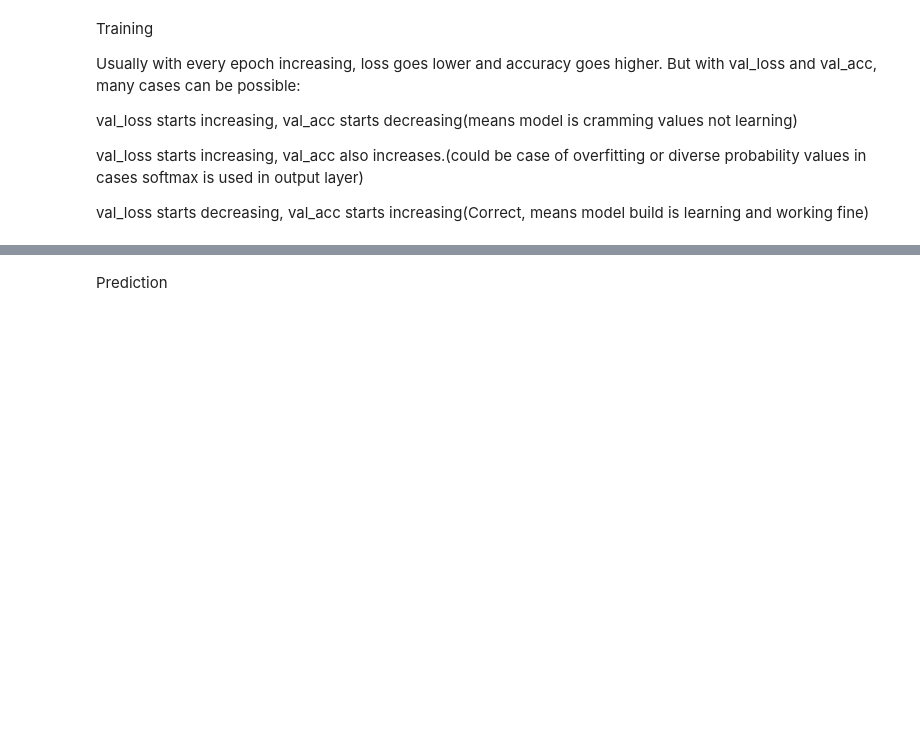
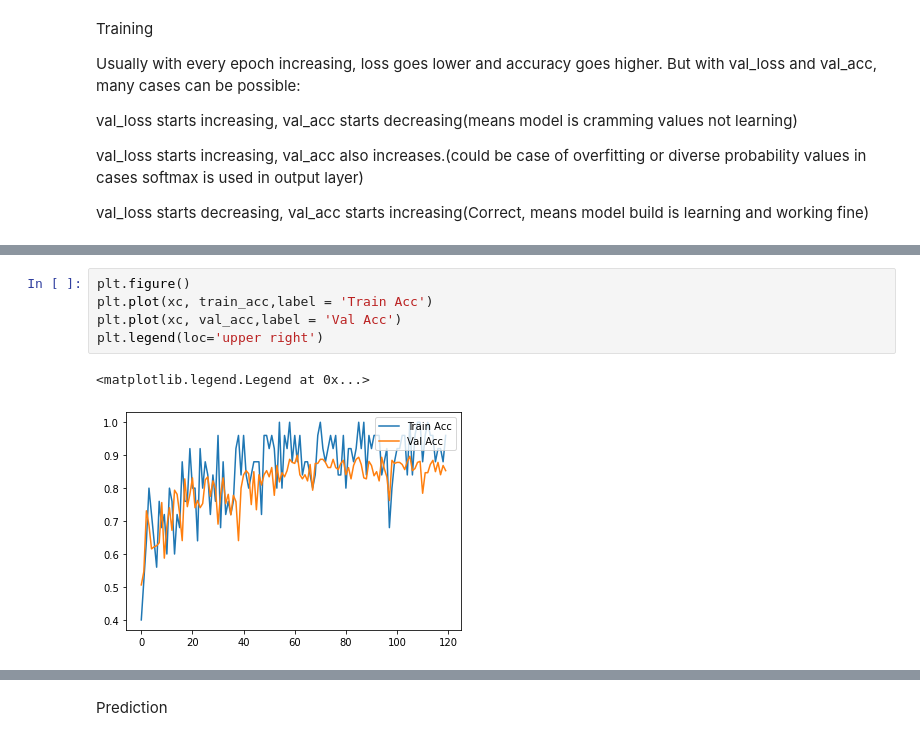
Before and after one commit to nayansavaliya/fakeImageDetection, a Jupyter notebook: src/SNGAN_Bilinear.ipynb, the cells around one changed output, grey strips where cells are left out. Saved outputs shown, nothing was run; the diff lists cells and outputs as text; blank space fills up the shorter version.

```diff
--- a/src/SNGAN_Bilinear.ipynb
+++ b/src/SNGAN_Bilinear.ipynb
@@ -141,3 +142,11 @@ plt.plot(xc, val_loss)
+# %%
+plt.figure()
+plt.plot(xc, train_acc,label = 'Train Acc')
+plt.plot(xc, val_acc,label = 'Val Acc')
+plt.legend(loc='upper right')
+# %% [output]
+<matplotlib.legend.Legend at 0x...>
+[figure, added]
 # %%
 _, acc = model.evaluate(test_dataset)
 print(acc *100)
```
Also changed, not shown: parts of 5 cells of this notebook, 2 other files.
